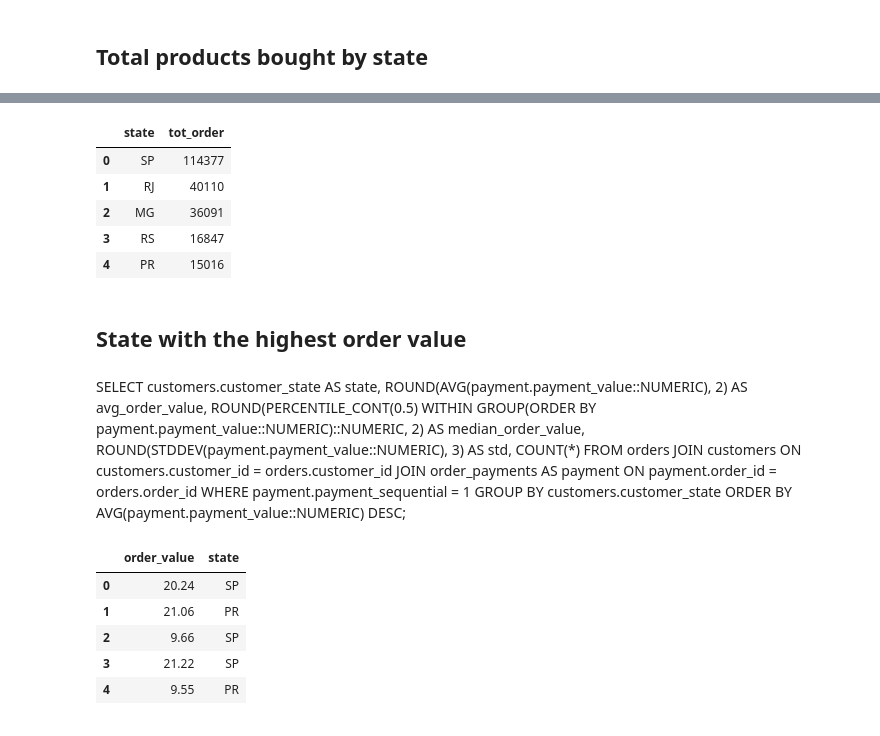
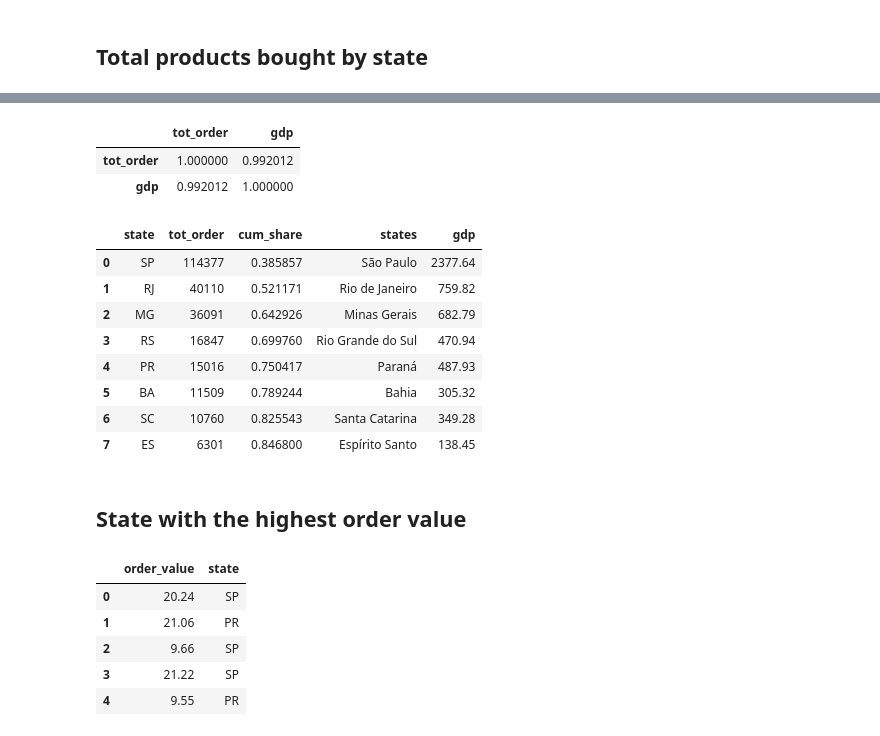
Before and after one commit to S3tuit/jup_lab, a Jupyter notebook: olist_analysis.ipynb, the cells around one changed output, grey strips where cells are left out. Saved outputs shown, nothing was run; the diff lists cells and outputs as text; code cells hidden in the pictures.

```diff
--- a/olist_analysis.ipynb
+++ b/olist_analysis.ipynb
@@ -22,27 +42,50 @@ ORDER BY SUM(payments.payment_installments) DESC;
+# %%
+data = {
+    'states': [
+        'São Paulo', 'Rio de Janeiro', 'Minas Gerais', 'Paraná', 'Rio Grande do Sul',
+        'Santa Catarina', 'Bahia', 'Distrito Federal', 'Goiás', 'Pará', 'Pernambuco',
+        'Mato Grosso', 'Ceará', 'Espírito Santo', 'Mato Grosso do Sul', 'Amazonas',
+        'Maranhão', 'Rio Grande do Norte', 'Paraíba', 'Alagoas', 'Piauí', 'Rondônia',
+        'Sergipe', 'Tocantins', 'Amapá', 'Acre', 'Roraima'
+    ],
+    'gdp': [
+        2377.64, 759.82, 682.79, 487.93, 470.94, 349.28, 305.32, 265.85, 224.13, 215.94,
+        193.31, 178.65, 166.92, 138.45, 122.63, 116.02, 106.92, 71.58, 70.29, 63.2, 56.39,
+        51.6, 45.41, 43.65, 18.47, 16.48, 16.02
+    ],
+    'iso_code': [
+        'SP', 'RJ', 'MG', 'PR', 'RS', 'SC', 'BA', 'DF', 'GO', 'PA', 'PE', 'MT', 'CE', 'ES',
+        'MS', 'AM', 'MA', 'RN', 'PB', 'AL', 'PI', 'RO', 'SE', 'TO', 'AP', 'AC', 'RR'
+    ]
+}
+
+info_states = pd.DataFrame(data)
 # %%
-pd.read_csv(r'C:\Users\matte\OneDrive\Desktop\GitHub\data\ecom_brazil\tableau_good\tot_prod_bought_by_state.csv').head()
+orders_by_state = pd.merge(orders_by_state, info_states, left_on='state', right_on='iso_code').drop(columns='iso_code')
+
+orders_by_state.to_csv(r'C:\Users\matte\OneDrive\Desktop\GitHub\data\ecom_brazil\tableau_good\tot_prod_bought_by_state.csv',
+                       index=False)
-# %% [output]
-|  | state | tot_order |
-| 0 | SP | 114377 |
-| 1 | RJ | 40110 |
-| 2 | MG | 36091 |
-| 3 | RS | 16847 |
-| 4 | PR | 15016 |
+# %%
+orders_by_state[['tot_order', 'gdp']].corr()
+# %% [output]
+|  | tot_order | gdp |
+| tot_order | 1.000000 | 0.992012 |
+| gdp | 0.992012 | 1.000000 |
+# %%
+top_8 = orders_by_state[orders_by_state['cum_share']<0.85]
+top_8
+# %% [output]
+|  | state | tot_order | cum_share | states | gdp |
+| 0 | SP | 114377 | 0.385857 | São Paulo | 2377.64 |
+| 1 | RJ | 40110 | 0.521171 | Rio de Janeiro | 759.82 |
+| 2 | MG | 36091 | 0.642926 | Minas Gerais | 682.79 |
+| 3 | RS | 16847 | 0.699760 | Rio Grande do Sul | 470.94 |
+| 4 | PR | 15016 | 0.750417 | Paraná | 487.93 |
+| 5 | BA | 11509 | 0.789244 | Bahia | 305.32 |
+| 6 | SC | 10760 | 0.825543 | Santa Catarina | 349.28 |
+| 7 | ES | 6301 | 0.846800 | Espírito Santo | 138.45 |
 # %% [markdown]
 ## State with the highest order value
-# %% [markdown]
-SELECT
-	customers.customer_state AS state,
-	ROUND(AVG(payment.payment_value::NUMERIC), 2) AS avg_order_value,
-	ROUND(PERCENTILE_CONT(0.5) WITHIN GROUP(ORDER BY payment.payment_value::NUMERIC)::NUMERIC, 2) AS median_order_value,
-	ROUND(STDDEV(payment.payment_value::NUMERIC), 3) AS std,
-	COUNT(*)
-FROM orders
-JOIN customers ON customers.customer_id = orders.customer_id
-JOIN order_payments AS payment ON payment.order_id = orders.order_id
-WHERE payment.payment_sequential = 1
-GROUP BY customers.customer_state
-ORDER BY AVG(payment.payment_value::NUMERIC) DESC;
 # %%
 #ANOVA test
 
```
Also changed, not shown: parts of 2 cells of this notebook.
